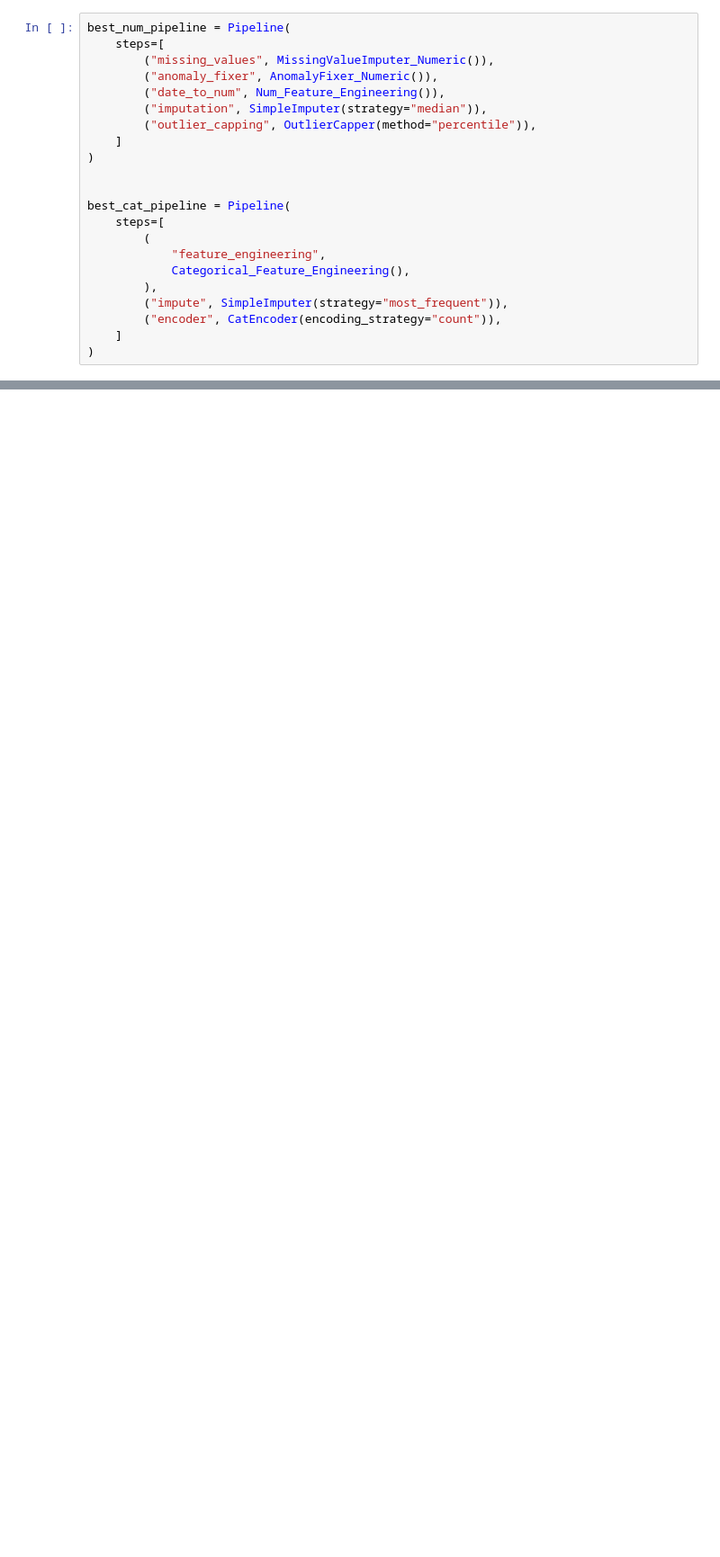
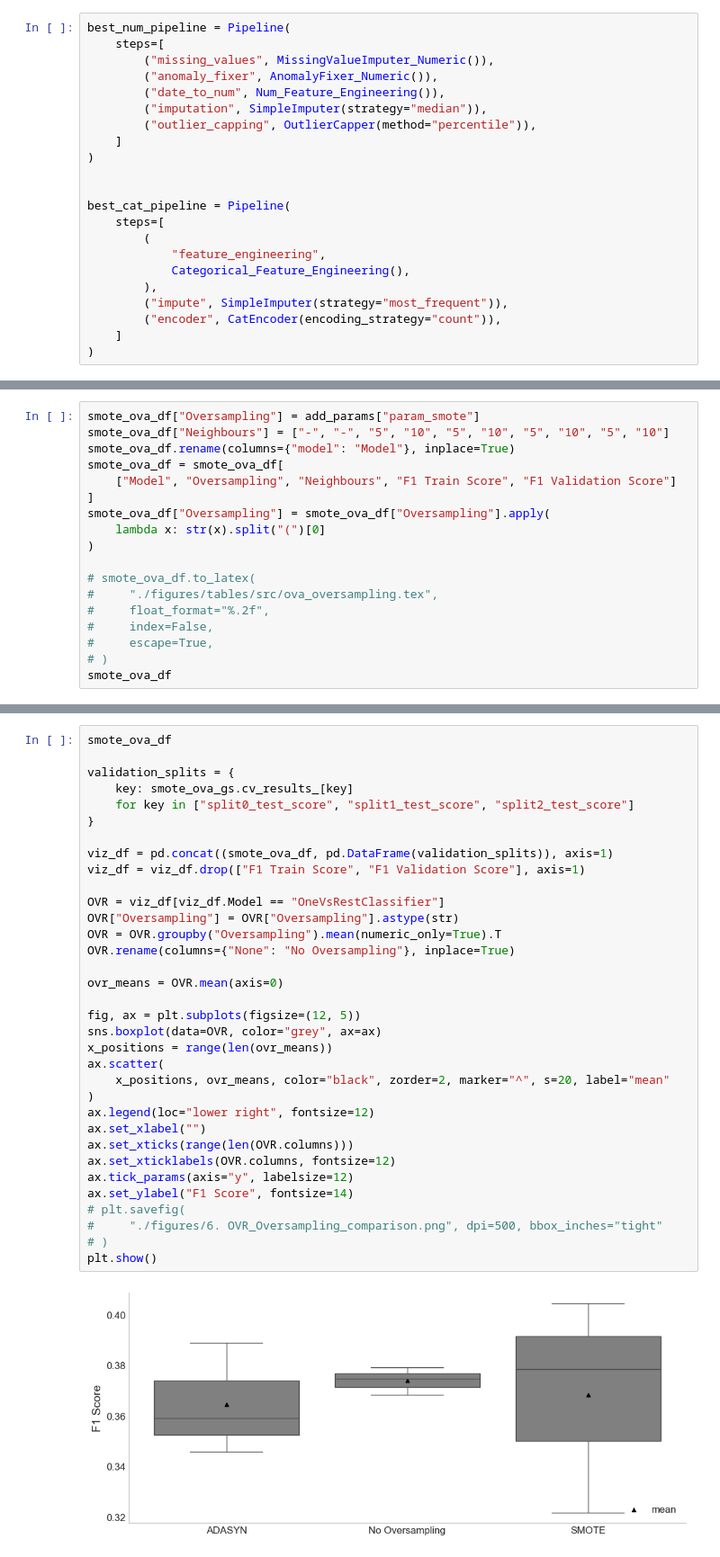
Before and after one commit to DiogoPF/Multiclass_Classification-WCB, a Jupyter notebook: Pipeline_diogo.ipynb, the cells around one changed output, grey strips where cells are left out. Shown at 90% size. Cells and saved outputs as stored; diff of their text form; blank space fills up the shorter version.

```diff
--- a/Pipeline_diogo.ipynb
+++ b/Pipeline_diogo.ipynb
@@ -2953,0 +2943,18 @@ compare_models_df(smote_ova_gs)
+# %%
+smote_ova_df["Oversampling"] = add_params["param_smote"]
+smote_ova_df["Neighbours"] = ["-", "-", "5", "10", "5", "10", "5", "10", "5", "10"]
+smote_ova_df.rename(columns={"model": "Model"}, inplace=True)
+smote_ova_df = smote_ova_df[
+    ["Model", "Oversampling", "Neighbours", "F1 Train Score", "F1 Validation Score"]
+]
+smote_ova_df["Oversampling"] = smote_ova_df["Oversampling"].apply(
+    lambda x: str(x).split("(")[0]
+)
+
+# smote_ova_df.to_latex(
+#     "./figures/tables/src/ova_oversampling.tex",
+#     float_format="%.2f",
+#     index=False,
+#     escape=True,
+# )
+smote_ova_df
@@ -2953,0 +2973,36 @@ compare_models_df(smote_ova_gs)
+# %%
+smote_ova_df
+
+validation_splits = {
+    key: smote_ova_gs.cv_results_[key]
+    for key in ["split0_test_score", "split1_test_score", "split2_test_score"]
+}
+
+viz_df = pd.concat((smote_ova_df, pd.DataFrame(validation_splits)), axis=1)
+viz_df = viz_df.drop(["F1 Train Score", "F1 Validation Score"], axis=1)
+
+OVR = viz_df[viz_df.Model == "OneVsRestClassifier"]
+OVR["Oversampling"] = OVR["Oversampling"].astype(str)
+OVR = OVR.groupby("Oversampling").mean(numeric_only=True).T
+OVR.rename(columns={"None": "No Oversampling"}, inplace=True)
+
+ovr_means = OVR.mean(axis=0)
+
+fig, ax = plt.subplots(figsize=(12, 5))
+sns.boxplot(data=OVR, color="grey", ax=ax)
+x_positions = range(len(ovr_means))
+ax.scatter(
+    x_positions, ovr_means, color="black", zorder=2, marker="^", s=20, label="mean"
+)
+ax.legend(loc="lower right", fontsize=12)
+ax.set_xlabel("")
+ax.set_xticks(range(len(OVR.columns)))
+ax.set_xticklabels(OVR.columns, fontsize=12)
+ax.tick_params(axis="y", labelsize=12)
+ax.set_ylabel("F1 Score", fontsize=14)
+# plt.savefig(
+#     "./figures/6. OVR_Oversampling_comparison.png", dpi=500, bbox_inches="tight"
+# )
+plt.show()
+# %% [output]
+[figure, added]
```
Also changed, not shown: parts of 37 cells of this notebook, 7 other files.
